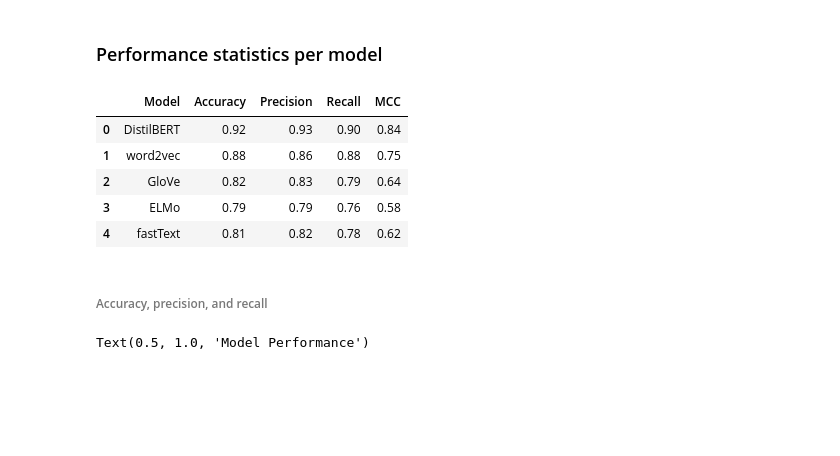
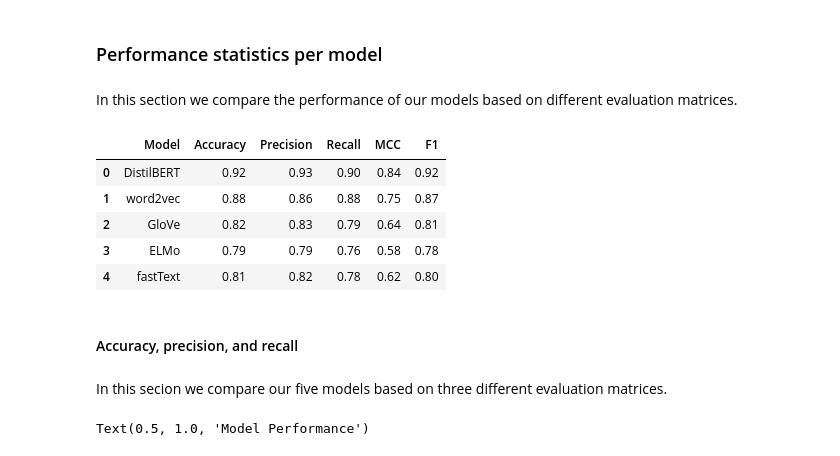
Before and after one commit to sepetab/BLUFF, a Jupyter notebook: Submission/BLUFF.ipynb, the cells around one changed output. Drawn from its saved outputs; the diff is of its cells as text; code cells hidden in the pictures; blank space fills up the shorter version.

```diff
--- a/Submission/BLUFF.ipynb
+++ b/Submission/BLUFF.ipynb
@@ -74,15 +189,15 @@ word2vec_pred_prob_1 = pickle.load(open("word2vec_probs_for_1.pkl", 'rb'))
 word2vec_pred_prob_1 = word2vec_pred_prob_1.flatten()
 # %%
 # Load GloVe probabilities
-glove_pred_prob_1 = pickle.load(open("glove_probs_for_1.pkl", 'rb'))
+glove_pred_prob_1 = pickle.load(open("model_probabilities/glove_probs_for_1.pkl", 'rb'))
 glove_pred_prob_1 = glove_pred_prob_1.flatten()
 # %%
 # Load ELMo probabilities
-elmo_pred_prob_1 = pickle.load(open("elmo_probs_for_1.pkl", 'rb'))
+elmo_pred_prob_1 = pickle.load(open("model_probabilities/elmo_probs_for_1.pkl", 'rb'))
 elmo_pred_prob_1 = elmo_pred_prob_1.flatten()
 # %%
 # Load FastText probabilities
-fasttext_pred_prob_1 = np.array(pickle.load(open("fasttext_probs_for_1.pkl", 'rb')))
+fasttext_pred_prob_1 = np.array(pickle.load(open("model_probabilities/fasttext_probs_for_1.pkl", 'rb')))
 # %%
 models = [
   {
@@ -108,37 +223,46 @@ models = [
 ]
 # %% [markdown]
 ### Performance statistics per model
+# %% [markdown]
+In this section we compare the performance of our models based on different evaluation matrices.
 # %%
-performance_stats = []
-for model in models:
-  # Get the binary classification prediction from the prediction probability for 1 (headline is sarcastic)
-  predictions = (np.array(model["pred_prob_1"]) > 0.5).astype(int)
+def get_performance_stats(models):
+  performance_stats = []
+  for model in models:
+    # Get the binary classification prediction from the prediction probability for 1 (headline is sarcastic)
+    predictions = (np.array(model["pred_prob_1"]) > 0.5).astype(int)
 
-  # get performance metrics
-  performance_stats.append(
-        {
-          "Model": model["name"],
-          "Accuracy": accuracy_score(target, predictions),
-          "Precision": precision_score(target, predictions),
-          "Recall": recall_score(target, predictions),
-          "MCC": matthews_corrcoef(target, predictions),
-          "Confusion Matrix": confusion_matrix(target, predictions),
-          "ROC Curve": roc_curve(target, model["pred_prob_1"]),
-          "ROC AUC Score": roc_auc_score(target, model["pred_prob_1"])
-        })
+    # get performance metrics
+    performance_stats.append(
+          {
+            "Model": model["name"],
+            "Accuracy": accuracy_score(target, predictions),
+            "Precision": precision_score(target, predictions),
+            "Recall": recall_score(target, predictions),
+            "MCC": matthews_corrcoef(target, predictions),
+            "F1": f1_score(target, predictions),
+            "Confusion Matrix": confusion_matrix(target, predictions),
+            "ROC Curve": roc_curve(target, model["pred_prob_1"]),
+            "ROC AUC Score": roc_auc_score(target, model["pred_prob_1"])
+          })
+
+  return performance_stats
 # %%
+performance_stats = get_performance_stats(models)
 performance_df = pd.DataFrame(performance_stats)
 pd.set_option('precision', 2)
-performance_df.iloc[:,:5]
+performance_df.iloc[:,:6]
 # %% [output]
-|  | Model | Accuracy | Precision | Recall | MCC |
-| 0 | DistilBERT | 0.92 | 0.93 | 0.90 | 0.84 |
-| 1 | word2vec | 0.88 | 0.86 | 0.88 | 0.75 |
-| 2 | GloVe | 0.82 | 0.83 | 0.79 | 0.64 |
-| 3 | ELMo | 0.79 | 0.79 | 0.76 | 0.58 |
-| 4 | fastText | 0.81 | 0.82 | 0.78 | 0.62 |
+|  | Model | Accuracy | Precision | Recall | MCC | F1 |
+| 0 | DistilBERT | 0.92 | 0.93 | 0.90 | 0.84 | 0.92 |
+| 1 | word2vec | 0.88 | 0.86 | 0.88 | 0.75 | 0.87 |
+| 2 | GloVe | 0.82 | 0.83 | 0.79 | 0.64 | 0.81 |
+| 3 | ELMo | 0.79 | 0.79 | 0.76 | 0.58 | 0.78 |
+| 4 | fastText | 0.81 | 0.82 | 0.78 | 0.62 | 0.80 |
 # %% [markdown]
-###### Accuracy, precision, and recall
+#### Accuracy, precision, and recall
+# %% [markdown]
+In this secion we compare our five models based on three different evaluation matrices.
 # %%
 ax = performance_df.plot.bar(x='Model', y=['Accuracy', 'Precision', 'Recall'], rot=0)
 ax.set_ybound(lower=0.75)
```
Also changed, not shown: parts of 70 cells of this notebook, 3 other files.
